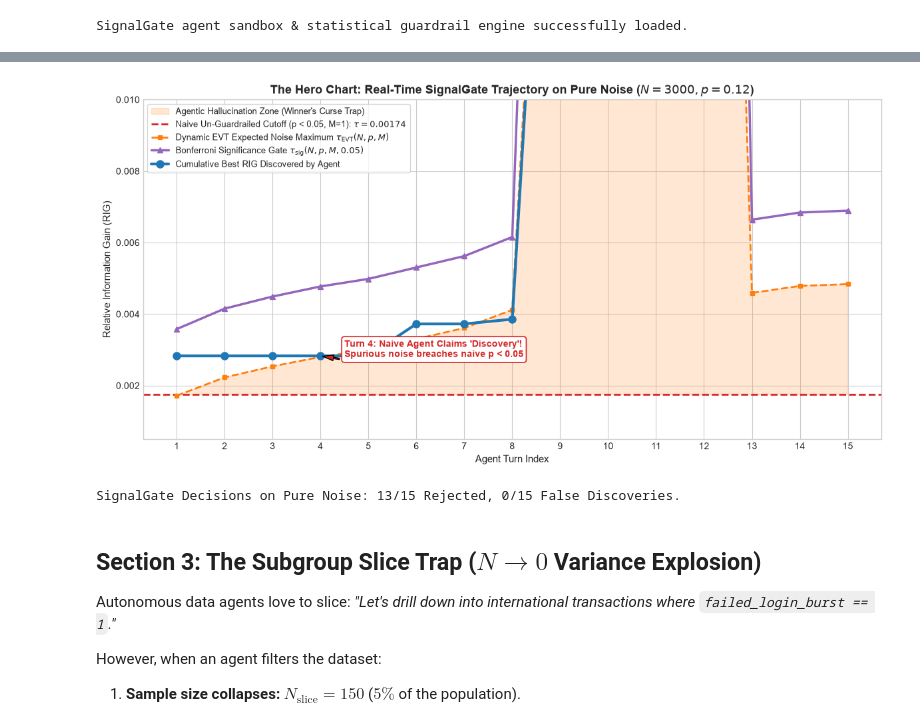
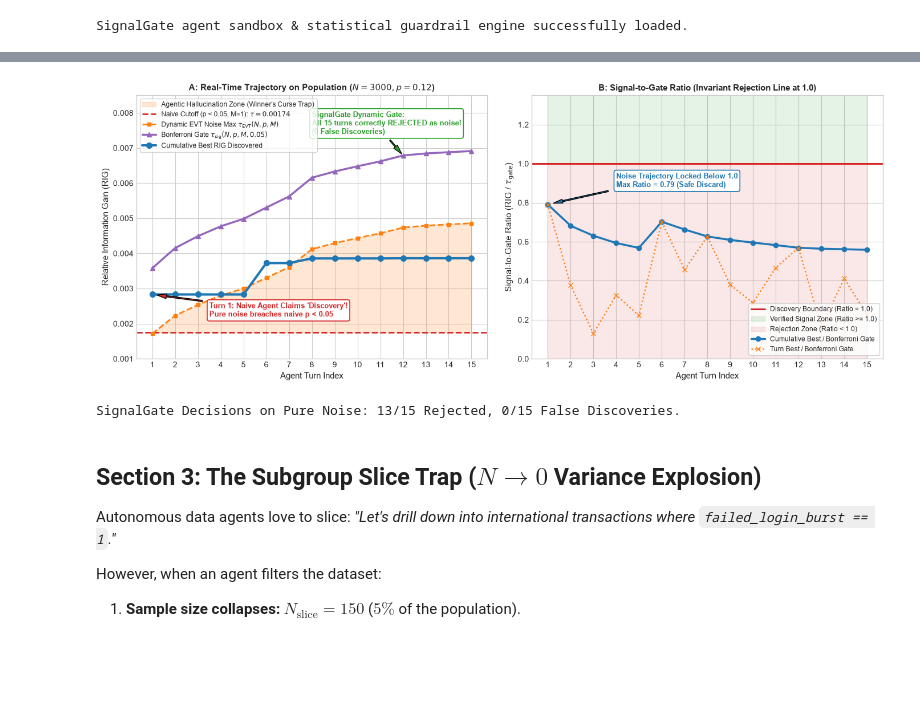
Before and after one commit to eldridzakis/signal-gate, a Jupyter notebook: notebooks/03_agent_phacking_benchmark.ipynb, the cells around one changed output, grey strips where cells are left out. Drawn from its saved outputs; the diff is of its cells as text; code cells hidden in the pictures; blank space fills up the shorter version.

Commit message:
Updated equations in agent p-hacking notebook and improved graph axes

```diff
--- a/notebooks/03_agent_phacking_benchmark.ipynb
+++ b/notebooks/03_agent_phacking_benchmark.ipynb
@@ -160,7 +161,7 @@ $$\tau_{\text{significance}}(N, p, M, \alpha) = \frac{F^{-1}_{\chi^2_1}(1 - \alp
 The region between $\tau_{\text{naive}}$ and $\tau_{\text{EVT}}$ is the **"Agentic Hallucination Zone"**: the regime where an un-guardrailed agent confidently claims statistical discovery, but where sample variance alone guarantees spurious signal!
 # %%
 # Hero Chart: SignalGate Dynamic Trajectory vs Naive Baseline on Pure Noise
-fig, ax = plt.subplots(figsize=(12, 6))
+fig, (ax1, ax2) = plt.subplots(1, 2, figsize=(14, 5.5))
 
 turns = telemetry_null["turn_id"].values
 cum_best_rig = telemetry_null["cumulative_best_rig"].values
@@ -169,61 +170,88 @@ bonferroni_gate = telemetry_null["bonferroni_gate_rig"].values
 
 # Calculate naive p < 0.05 threshold for full sample (N=3000, p=0.12, M=1)
 n_base = 3000
 p_base = 0.12
 p_y = np.array([1.0 - p_base, p_base])
 h_y = float(-np.sum(p_y * np.log2(p_y)))
 c_scale = 2.0 * n_base * np.log(2.0) * h_y
 tau_naive = float(stats.chi2.ppf(0.95, df=1)) / c_scale
 
+# --- PANEL A: Absolute RIG Trajectory ---
 # 1. Shaded Agentic Hallucination Zone
-ax.fill_between(turns, tau_naive, evt_max, color="#ff7f0e", alpha=0.18,
-                label="Agentic Hallucination Zone (Winner's Curse Trap)")
+ax1.fill_between(turns, tau_naive, evt_max, color="#ff7f0e", alpha=0.18,
+                 label="Agentic Hallucination Zone (Winner's Curse Trap)")
 
 # 2. Naive Single-Test Cutoff
-ax.axhline(tau_naive, color="#d62728", linestyle="--", lw=2,
-           label=f"Naive Un-Guardrailed Cutoff (p < 0.05, M=1): $\\tau={tau_naive:.5f}$")
+ax1.axhline(tau_naive, color="#d62728", linestyle="--", lw=2,
+            label=f"Naive Cutoff (p < 0.05, M=1): $\\tau={tau_naive:.5f}$")
 
 # 3. Dynamic EVT Expected Noise Maximum
-ax.plot(turns, evt_max, color="#ff7f0e", linestyle="--", lw=2, marker="s", markersize=5,
-        label="Dynamic EVT Expected Noise Maximum $\\tau_{\\mathrm{EVT}}(N, p, M)$")
+ax1.plot(turns, evt_max, color="#ff7f0e", linestyle="--", lw=2, marker="s", markersize=5,
+         label="Dynamic EVT Noise Max $\\tau_{\\mathrm{EVT}}(N, p, M)$")
 
 # 4. Dynamic Bonferroni Significance Gate
-ax.plot(turns, bonferroni_gate, color="#9467bd", linestyle="-", lw=2.5, marker="^", markersize=6,
-        label="Bonferroni Significance Gate $\\tau_{\\mathrm{sig}}(N, p, M, 0.05)$")
+ax1.plot(turns, bonferroni_gate, color="#9467bd", linestyle="-", lw=2.5, marker="^", markersize=6,
+         label="Bonferroni Gate $\\tau_{\\mathrm{sig}}(N, p, M, 0.05)$")
 
 # 5. Cumulative Best RIG Discovered by Agent
-ax.plot(turns, cum_best_rig, color="#1f77b4", linestyle="-", lw=3, marker="o", markersize=8,
-        label="Cumulative Best RIG Discovered by Agent")
+ax1.plot(turns, cum_best_rig, color="#1f77b4", linestyle="-", lw=3, marker="o", markersize=7,
+         label="Cumulative Best RIG Discovered")
 
 # Annotations
-ax.annotate("Turn 4: Naive Agent Claims 'Discovery'!\nSpurious noise breaches naive p < 0.05",
-            xy=(4, cum_best_rig[3]), xytext=(4.5, 0.0028),
-            arrowprops=dict(facecolor="#d62728", shrink=0.08, width=1.5, headwidth=6),
-            fontsize=10, fontweight="bold", color="#d62728",
-            bbox=dict(boxstyle="round,pad=0.3", fc="#ffffff", ec="#d62728", lw=1.2))
+ax1.annotate("Turn 1: Naive Agent Claims 'Discovery'!\nPure noise breaches naive p < 0.05",
+             xy=(1, cum_best_rig[0]), xytext=(3.5, 0.0022),
+             arrowprops=dict(facecolor="#d62728", shrink=0.08, width=1.5, headwidth=6),
+             fontsize=9, fontweight="bold", color="#d62728",
+             bbox=dict(boxstyle="round,pad=0.3", fc="#ffffff", ec="#d62728", lw=1.2))
 
-ax.annotate("SignalGate Dynamic Gate:\nAll 15 turns correctly REJECTED as noise!\n(0 False Discoveries)",
-            xy=(12, bonferroni_gate[11]), xytext=(9.0, 0.0082),
-            arrowprops=dict(facecolor="#2ca02c", shrink=0.08, width=1.5, headwidth=6),
-            fontsize=10, fontweight="bold", color="#2ca02c",
-            bbox=dict(boxstyle="round,pad=0.3", fc="#ffffff", ec="#2ca02c", lw=1.2))
+ax1.annotate("SignalGate Dynamic Gate:\nAll 15 turns correctly REJECTED as noise!\n(0 False Discoveries)",
+             xy=(12, bonferroni_gate[11]), xytext=(8.0, 0.0074),
+             arrowprops=dict(facecolor="#2ca02c", shrink=0.08, width=1.5, headwidth=6),
+             fontsize=9, fontweight="bold", color="#2ca02c",
+             bbox=dict(boxstyle="round,pad=0.3", fc="#ffffff", ec="#2ca02c", lw=1.2))
 
-ax.set_title("The Hero Chart: Real-Time SignalGate Trajectory on Pure Noise ($N=3000, p=0.12$)",
-             fontsize=13, fontweight="bold")
-ax.set_xlabel("Agent Turn Index", fontsize=11)
-ax.set_ylabel("Relative Information Gain (RIG)", fontsize=11)
-ax.set_xticks(range(1, 16))
-ax.set_ylim(0.0005, 0.0100)
-ax.legend(loc="upper left", frameon=True, fontsize=9.5)
+ax1.set_title("A: Real-Time Trajectory on Population ($N=3000, p=0.12$)", fontsize=11, fontweight="bold")
+ax1.set_xlabel("Agent Turn Index", fontsize=11)
+ax1.set_ylabel("Relative Information Gain (RIG)", fontsize=11)
+ax1.set_xticks(range(1, 16))
+ax1.set_ylim(0.0010, 0.0085)
+ax1.legend(loc="upper left", frameon=True, fontsize=8.5)
+
+# --- PANEL B: Signal-to-Gate Ratio (Flat Rejection Boundary at 1.0) ---
+signal_to_gate = cum_best_rig / bonferroni_gate
+turn_ratio = telemetry_null["best_rig_in_turn"].values / bonferroni_gate
+
+ax2.axhline(1.0, color="#d62728", linestyle="-", lw=2.2, label="Discovery Boundary (Ratio = 1.0)")
+ax2.fill_between(turns, 1.0, 1.35, color="#2ca02c", alpha=0.12, label="Verified Signal Zone (Ratio >= 1.0)")
+ax2.fill_between(turns, 0.0, 1.0, color="#d62728", alpha=0.10, label="Rejection Zone (Ratio < 1.0)")
+
+ax2.plot(turns, signal_to_gate, color="#1f77b4", lw=2.5, marker="o", markersize=6,
+         label="Cumulative Best / Bonferroni Gate")
+ax2.plot(turns, turn_ratio, color="#ff7f0e", linestyle=":", lw=1.8, marker="x", markersize=6,
+         label="Turn Best / Bonferroni Gate")
+
+ax2.annotate("Noise Trajectory Locked Below 1.0\nMax Ratio = 0.79 (Safe Discard)",
+             xy=(1, signal_to_gate[0]), xytext=(4.0, 0.88),
+             arrowprops=dict(facecolor="#1f77b4", shrink=0.08, width=1.5, headwidth=5),
+             fontsize=9, fontweight="bold", color="#1f77b4",
+             bbox=dict(boxstyle="round,pad=0.3", fc="#ffffff", ec="#1f77b4", lw=1.2))
+
+ax2.set_title("B: Signal-to-Gate Ratio (Invariant Rejection Line at 1.0)", fontsize=11, fontweight="bold")
+ax2.set_xlabel("Agent Turn Index", fontsize=11)
+ax2.set_ylabel("Signal-to-Gate Ratio (RIG / $\\tau_{\\mathrm{gate}}$)", fontsize=11)
+ax2.set_xticks(range(1, 16))
+ax2.set_ylim(0.0, 1.35)
+ax2.legend(loc="lower right", frameon=True, fontsize=8.5)
+
 plt.tight_layout()
 plt.show()
 
 # Verify SignalGate rejection rate
 n_spurious = (telemetry_null["verdict"] == "REJECT_SPURIOUS_NOISE").sum()
 n_verified = (telemetry_null["verdict"] == "VERIFIED_SIGNAL").sum()
 print(f"SignalGate Decisions on Pure Noise: {n_spurious}/15 Rejected, {n_verified}/15 False Discoveries.")
 # %% [output]
-[figure, old version]
+[figure, new version]
 SignalGate Decisions on Pure Noise: 13/15 Rejected, 0/15 False Discoveries.
 # %% [markdown]
 ## Section 3: The Subgroup Slice Trap ($N \to 0$ Variance Explosion)
```
Also changed, not shown: parts of 5 cells of this notebook, 2 other files.
